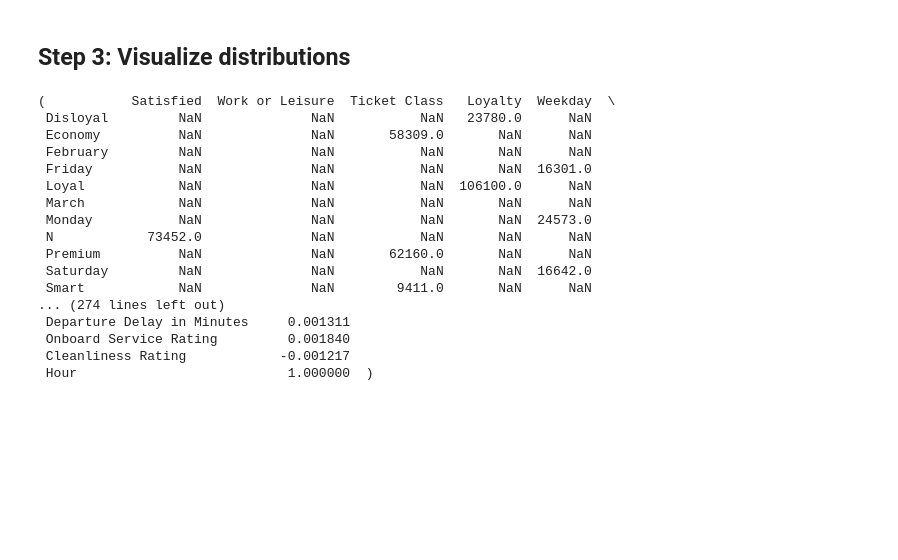
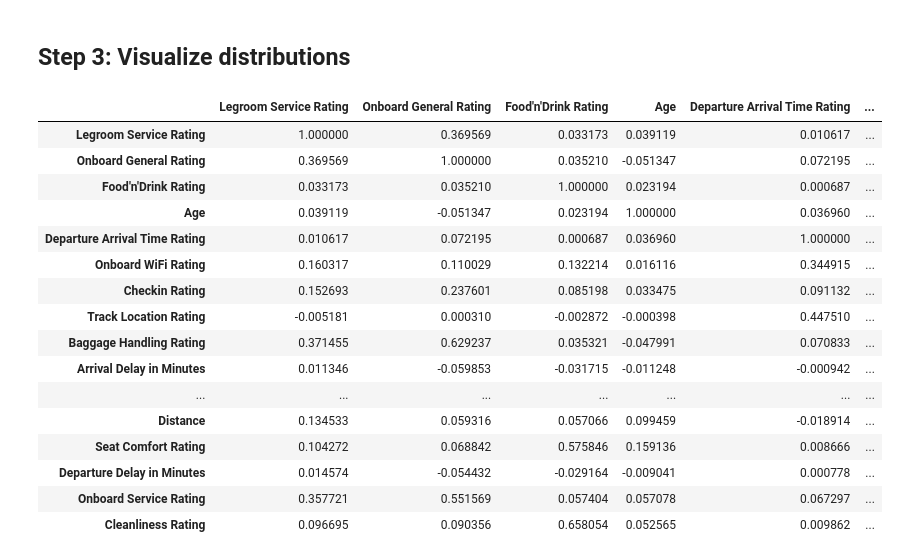
Before and after one commit to sofbruni/AI_PROJECT2023-2024, a Jupyter notebook: main.ipynb, the cells around one changed output. Drawn from its saved outputs; the diff is of its cells as text; code cells hidden in the pictures; blank space fills up the shorter version.

Commit message:
corretta la parte della correlation matrix

```diff
--- a/main.ipynb
+++ b/main.ipynb
@@ -243,41 +243,29 @@ memory usage: 23.8+ MB
 # %%
 # non si capisce che è?? mattia exlplain
 
-# Date and Time conversion: Convert 'Date and Time' to datetime
-trains_df['Date and Time'] = pd.to_datetime(trains_df['Date and Time'])
-
-# Extracting new features from 'Date and Time'
-trains_df['Weekday'] = trains_df['Date and Time'].dt.day_name()
-trains_df['Month'] = trains_df['Date and Time'].dt.month_name()
-trains_df['Hour'] = trains_df['Date and Time'].dt.hour
-
-# Summarize the distribution of categorical variables
-categorical_summary = trains_df[['Satisfied', 'Work or Leisure', 'Ticket Class', 'Loyalty', 'Weekday', 'Month']].apply(pd.Series.value_counts)
-
-# Analyzing the numerical data distribution with histograms
 # Selecting numerical columns (excluding the 'Ticket ID' as it's a unique identifier)
 numerical_columns = trains_df.select_dtypes(include=np.number).columns.tolist()
 numerical_columns.remove('Ticket ID')
 
 # Correlation analysis
 correlation_matrix = trains_df[numerical_columns].corr()
 
-categorical_summary, correlation_matrix
+correlation_matrix
 # %% [output]
-(           Satisfied  Work or Leisure  Ticket Class   Loyalty  Weekday  \
- Disloyal         NaN              NaN           NaN   23780.0      NaN
- Economy          NaN              NaN       58309.0       NaN      NaN
- February         NaN              NaN           NaN       NaN      NaN
- Friday           NaN              NaN           NaN       NaN  16301.0
- Loyal            NaN              NaN           NaN  106100.0      NaN
- March            NaN              NaN           NaN       NaN      NaN
- Monday           NaN              NaN           NaN       NaN  24573.0
- N            73452.0              NaN           NaN       NaN      NaN
- Premium          NaN              NaN       62160.0       NaN      NaN
- Saturday         NaN              NaN           NaN       NaN  16642.0
- Smart            NaN              NaN        9411.0       NaN      NaN
-... (274 lines left out)
- Departure Delay in Minutes     0.001311
- Onboard Service Rating         0.001840
- Cleanliness Rating            -0.001217
- Hour                           1.000000  )
+|  | Legroom Service Rating | Onboard General Rating | Food'n'Drink Rating | Age | Departure Arrival Time Rating | ... |
+| Legroom Service Rating | 1.000000 | 0.369569 | 0.033173 | 0.039119 | 0.010617 | ... |
+| Onboard General Rating | 0.369569 | 1.000000 | 0.035210 | -0.051347 | 0.072195 | ... |
+| Food'n'Drink Rating | 0.033173 | 0.035210 | 1.000000 | 0.023194 | 0.000687 | ... |
+| Age | 0.039119 | -0.051347 | 0.023194 | 1.000000 | 0.036960 | ... |
+| Departure Arrival Time Rating | 0.010617 | 0.072195 | 0.000687 | 0.036960 | 1.000000 | ... |
+| Onboard WiFi Rating | 0.160317 | 0.110029 | 0.132214 | 0.016116 | 0.344915 | ... |
+| Checkin Rating | 0.152693 | 0.237601 | 0.085198 | 0.033475 | 0.091132 | ... |
+| Track Location Rating | -0.005181 | 0.000310 | -0.002872 | -0.000398 | 0.447510 | ... |
+| Baggage Handling Rating | 0.371455 | 0.629237 | 0.035321 | -0.047991 | 0.070833 | ... |
+| Arrival Delay in Minutes | 0.011346 | -0.059853 | -0.031715 | -0.011248 | -0.000942 | ... |
+| ... | ... | ... | ... | ... | ... | ... |
+| Distance | 0.134533 | 0.059316 | 0.057066 | 0.099459 | -0.018914 | ... |
+| Seat Comfort Rating | 0.104272 | 0.068842 | 0.575846 | 0.159136 | 0.008666 | ... |
+| Departure Delay in Minutes | 0.014574 | -0.054432 | -0.029164 | -0.009041 | 0.000778 | ... |
+| Onboard Service Rating | 0.357721 | 0.551569 | 0.057404 | 0.057078 | 0.067297 | ... |
+| Cleanliness Rating | 0.096695 | 0.090356 | 0.658054 | 0.052565 | 0.009862 | ... |
```
Also changed, not shown: parts of 4 cells of this notebook.
